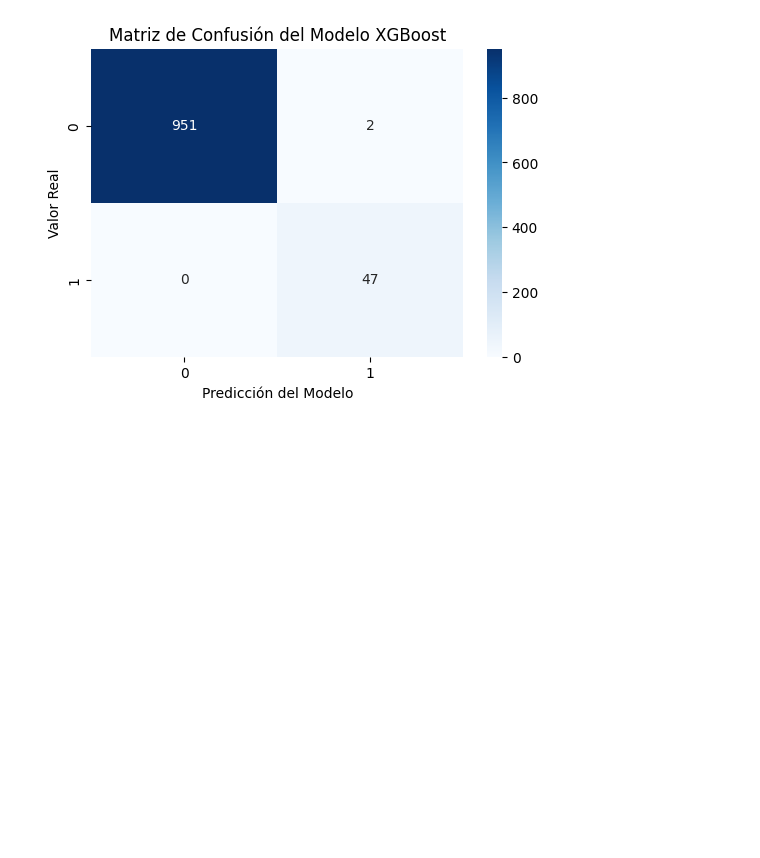
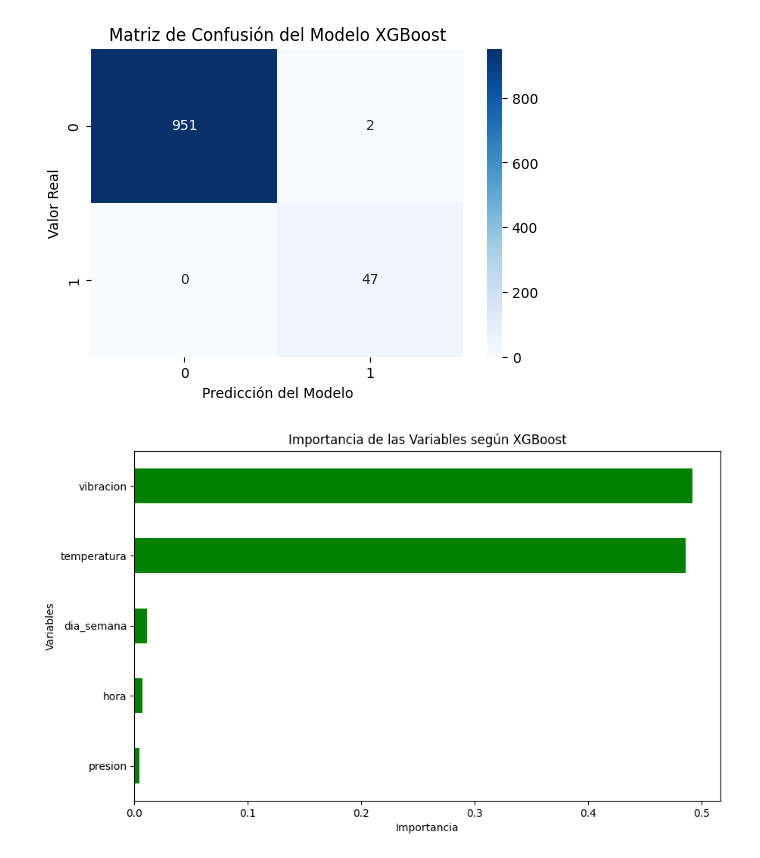
Before and after one commit to GzoC/real_time_predictive_monitoring, a Jupyter notebook: notebooks/03_model_training_evaluation.ipynb, the cells around one changed output. Drawn from its saved outputs; the diff is of its cells as text; code cells hidden in the pictures; blank space fills up the shorter version.

Commit message:
N3: Celda 6: Análisis de Importancia de Variables

```diff
--- a/notebooks/03_model_training_evaluation.ipynb
+++ b/notebooks/03_model_training_evaluation.ipynb
@@ -83,3 +83,16 @@ plt.title('Matriz de Confusión del Modelo XGBoost')
 plt.show()
 # %% [output]
 [figure]
+# %%
+# Análisis gráfico de importancia de características (variables) según el modelo
+plt.figure(figsize=(10, 6))
+importancias = pd.Series(modelo_xgb.feature_importances_, index=X_train.columns)
+importancias.sort_values(ascending=True).plot(kind='barh', color='green')
+
+# Etiquetas y título
+plt.xlabel('Importancia')
+plt.ylabel('Variables')
+plt.title('Importancia de las Variables según XGBoost')
+plt.show()
+# %% [output]
+[figure, added]
```
